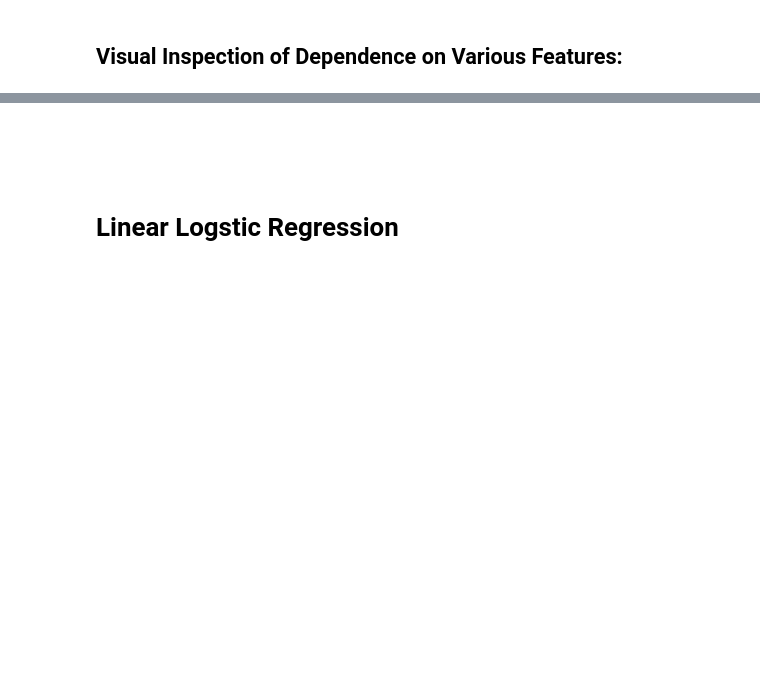
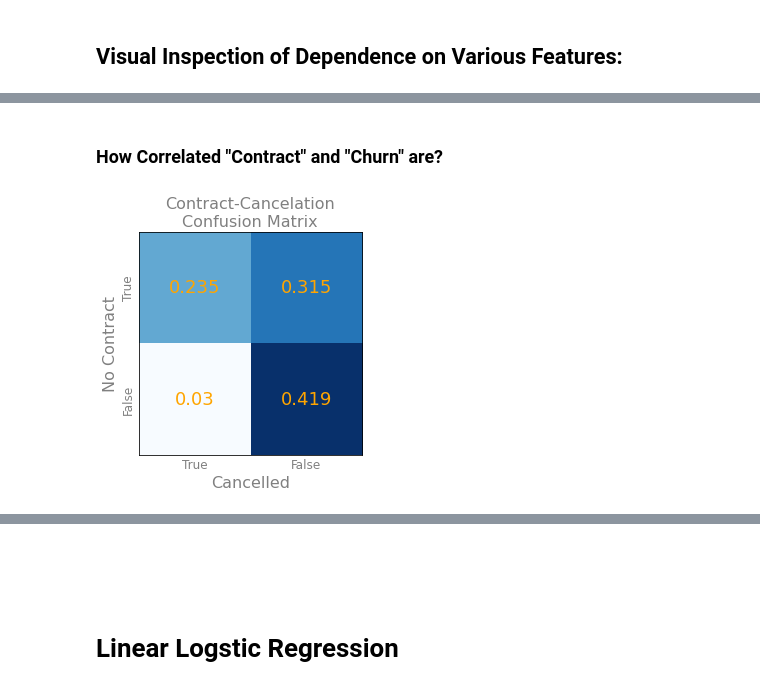
Before and after one commit to sedihub/ml_explorations, a Jupyter notebook: telco_customer_churn/analysis_and_benchmark.ipynb, the cells around one changed output, grey strips where cells are left out. Cells and saved outputs as stored; diff of their text form; code cells hidden in the pictures; blank space fills up the shorter version.

```diff
--- a/telco_customer_churn/analysis_and_benchmark.ipynb
+++ b/telco_customer_churn/analysis_and_benchmark.ipynb
@@ -160,0 +215,44 @@ plt.show()
+# %% [markdown]
+### How Correlated "Contract" and "Churn" are?
+# %%
+correlation_matrix = np.eye(2, dtype=np.single)
+correlation_matrix[0, 0] = np.sum(np.logical_and(
+    np.logical_not(contract),
+    churn))
+correlation_matrix[0, 1] = np.sum(np.logical_and(
+    np.logical_not(contract),
+    np.logical_not(churn)))
+correlation_matrix[1, 0] = np.sum(np.logical_and(
+    contract,
+    churn))
+correlation_matrix[1, 1] = np.sum(np.logical_and(
+    contract,
+    np.logical_not(churn)))
+correlation_matrix /= np.sum(correlation_matrix)
+
+
+fig = plt.figure(figsize=(4., 4.5))
+ax = plt.gca()
+ax.set_title("Contract-Cancelation\nConfusion Matrix", fontsize=16., color="gray")
+ax.imshow(correlation_matrix, cmap="Blues")
+ax.set_xlabel("Cancelled", fontsize=16, fontweight="normal", color="gray")
+ax.set_xticks([0, 1])
+ax.set_xticklabels(
+    ["True", "False"], rotation=0, ha="center", va="top",
+    fontsize=12, fontweight="normal", color="gray")
+ax.set_ylabel("No Contract", fontsize=16, fontweight="normal", color="gray")
+ax.set_yticks([0, 1])
+ax.set_yticklabels(
+    ["True", "False"], rotation=90, ha="right", va="center",
+    fontsize=12, fontweight="normal", color="gray")
+for i in range(2):
+    for j in range(2):
+        ax.text(j, i, str(round(float(correlation_matrix[i, j]), 3)),
+                ha="center", va="center", color="orange",
+                fontsize=18, fontweight="normal", transform=ax.transData)
+for name in ax.spines.keys():
+    ax.spines[name].set_visible(True) #False)
+ax.tick_params(axis="both", which="both",length=0)
+plt.show()
+# %% [output]
+[figure, added]
```
Also changed, not shown: parts of 8 cells of this notebook.
